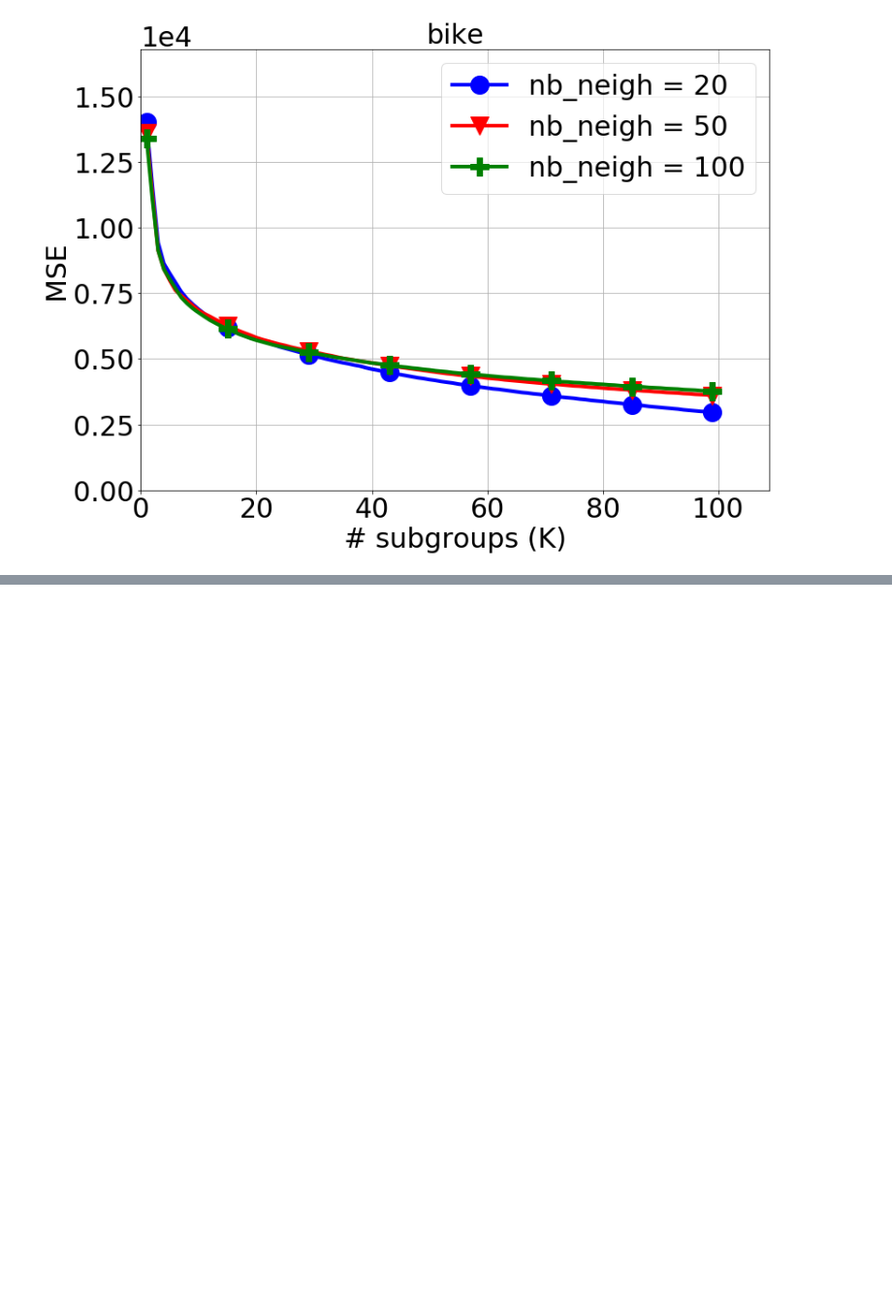
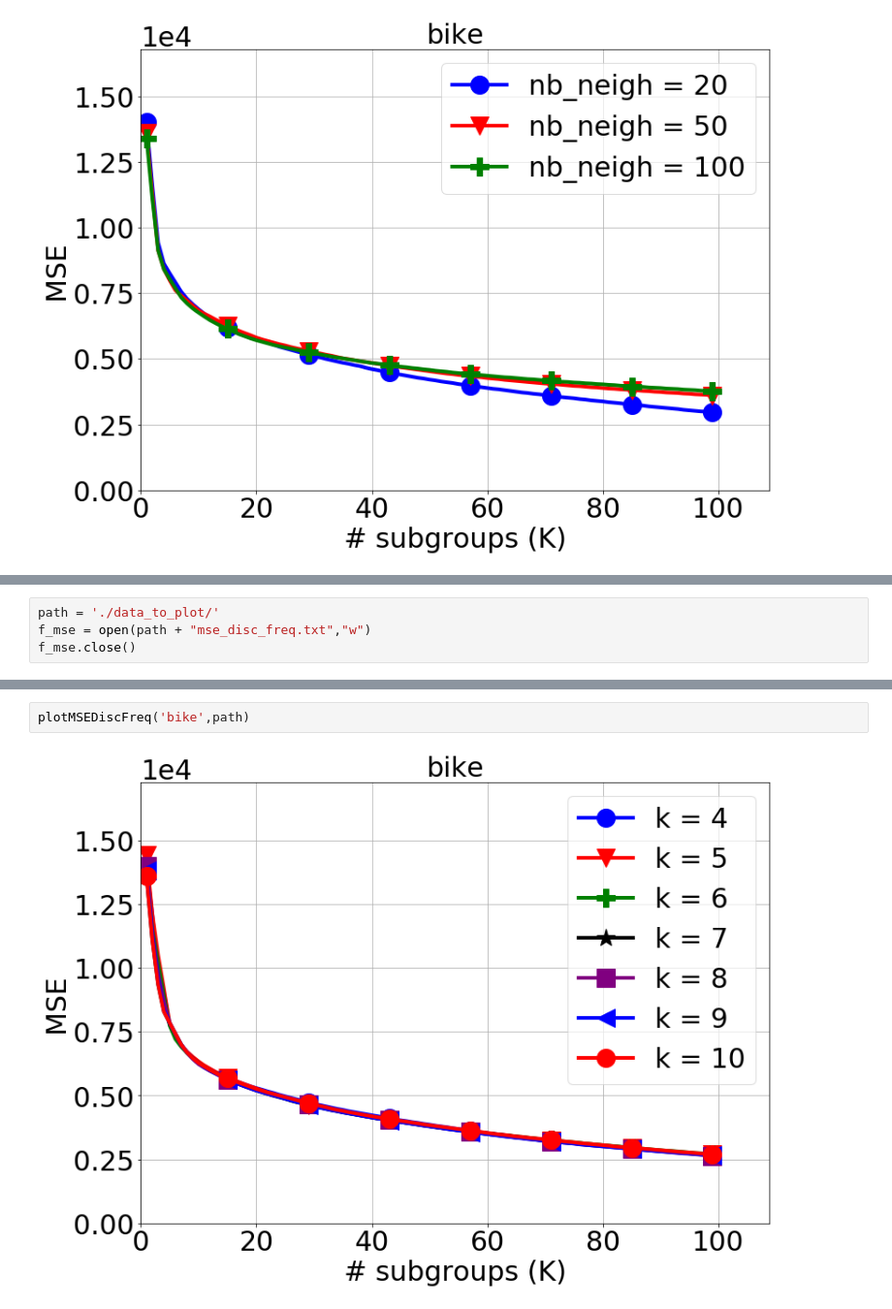
Before and after one commit to RemilYoucef/split-sd4x-dm2l, a Jupyter notebook: tabular data/regression/Benchmarks/1. bike/supplementary tests/bike_tests_eval.ipynb, the cells around one changed output, grey strips where cells are left out. Shown at 97% size. Saved outputs shown, nothing was run; the diff lists cells and outputs as text; blank space fills up the shorter version.

Commit message:
add test eval disc for bike

```diff
--- a/tabular data/regression/Benchmarks/1. bike/supplementary tests/bike_tests_eval.ipynb
+++ b/tabular data/regression/Benchmarks/1. bike/supplementary tests/bike_tests_eval.ipynb
@@ -179,0 +218,4 @@ plotMSENbNeighbors('bike',path)
+# %%
+path = './data_to_plot/'
+f_mse = open(path + "mse_disc_freq.txt","w")
+f_mse.close()
@@ -179,0 +235,4 @@ plotMSENbNeighbors('bike',path)
+# %%
+plotMSEDiscFreq('bike',path)
+# %% [output]
+[figure, added]
```
Also changed, not shown: parts of 12 cells of this notebook, 14 other files.
